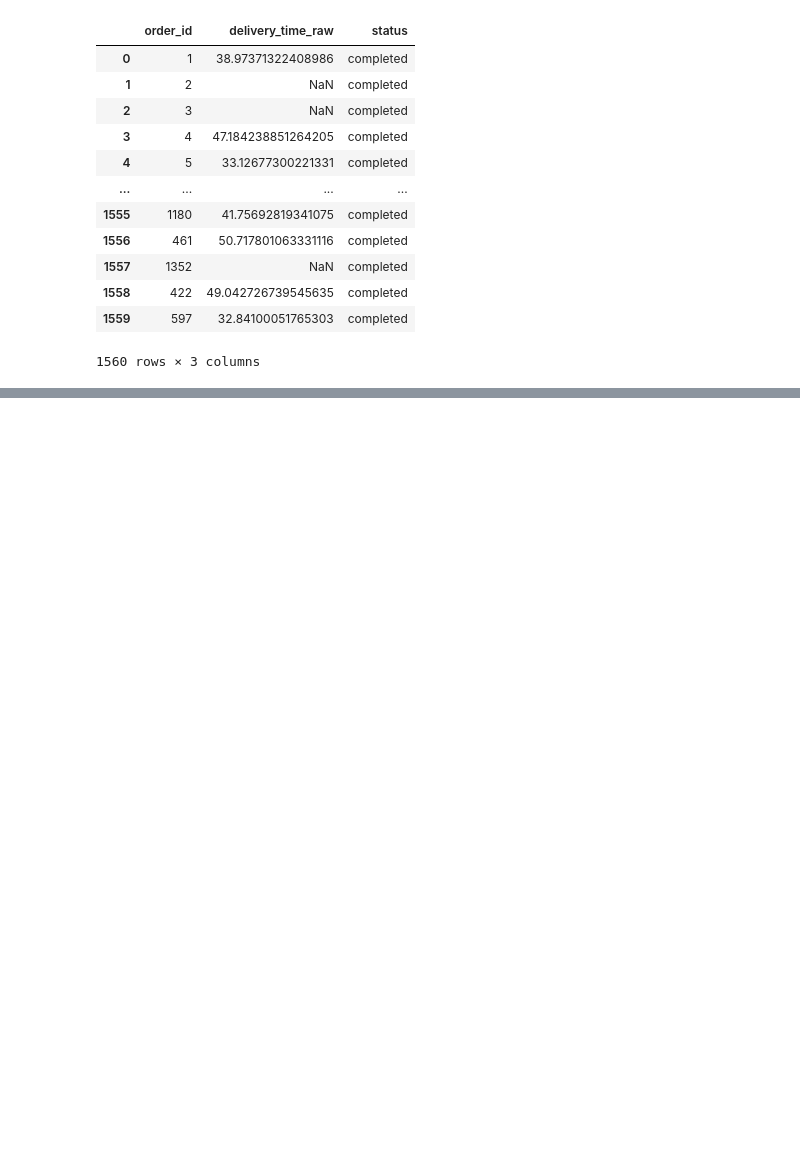
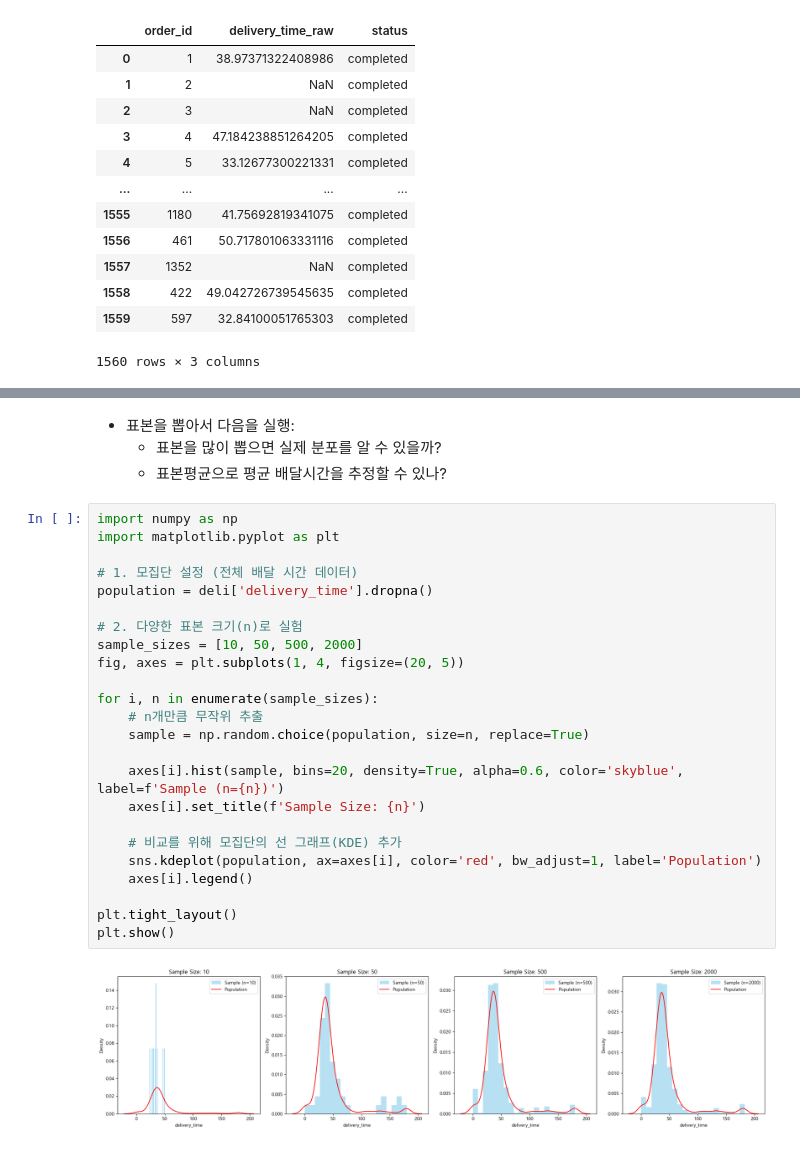
Before and after one commit to sooinp/Desktop, a Jupyter notebook: VSCode/통계분석2/0114.ipynb, the cells around one changed output, grey strips where cells are left out. Saved outputs shown, nothing was run; the diff lists cells and outputs as text; blank space fills up the shorter version.

```diff
--- a/VSCode/통계분석2/0114.ipynb
+++ b/VSCode/통계분석2/0114.ipynb
@@ -637,0 +819,30 @@ deli
+# %% [markdown]
+- 표본을 뽑아서 다음을 실행:
+    - 표본을 많이 뽑으면 실제 분포를 알 수 있을까?
+    - 표본평균으로 평균 배달시간을 추정할 수 있나?
+# %%
+import numpy as np
+import matplotlib.pyplot as plt
+
+# 1. 모집단 설정 (전체 배달 시간 데이터)
+population = deli['delivery_time'].dropna()
+
+# 2. 다양한 표본 크기(n)로 실험
+sample_sizes = [10, 50, 500, 2000]
+fig, axes = plt.subplots(1, 4, figsize=(20, 5))
+
+for i, n in enumerate(sample_sizes):
+    # n개만큼 무작위 추출
+    sample = np.random.choice(population, size=n, replace=True)
+
+    axes[i].hist(sample, bins=20, density=True, alpha=0.6, color='skyblue', label=f'Sample (n={n})')
+    axes[i].set_title(f'Sample Size: {n}')
+
+    # 비교를 위해 모집단의 선 그래프(KDE) 추가
+    sns.kdeplot(population, ax=axes[i], color='red', bw_adjust=1, label='Population')
+    axes[i].legend()
+
+plt.tight_layout()
+plt.show()
+# %% [output]
+[figure, added]
```
Also changed, not shown: parts of 10 cells of this notebook, 3 other files.
